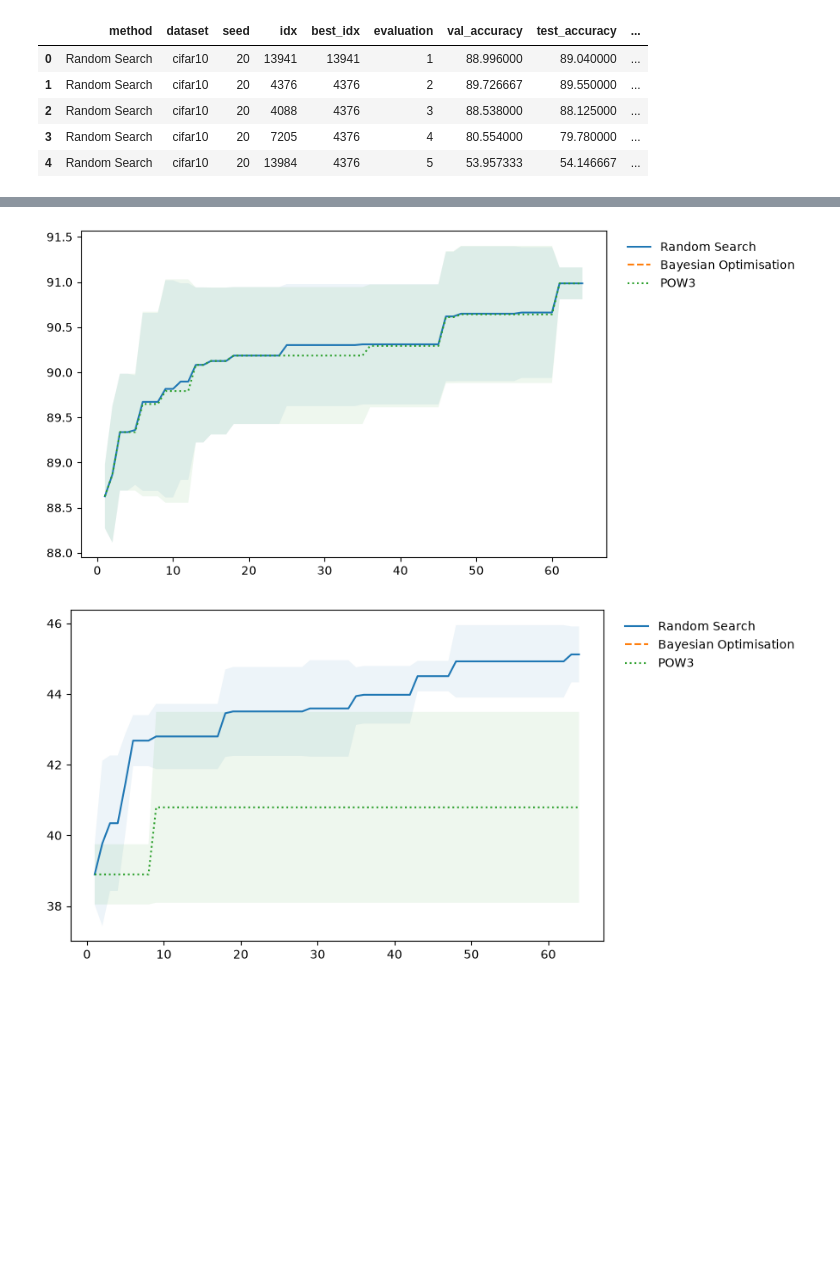
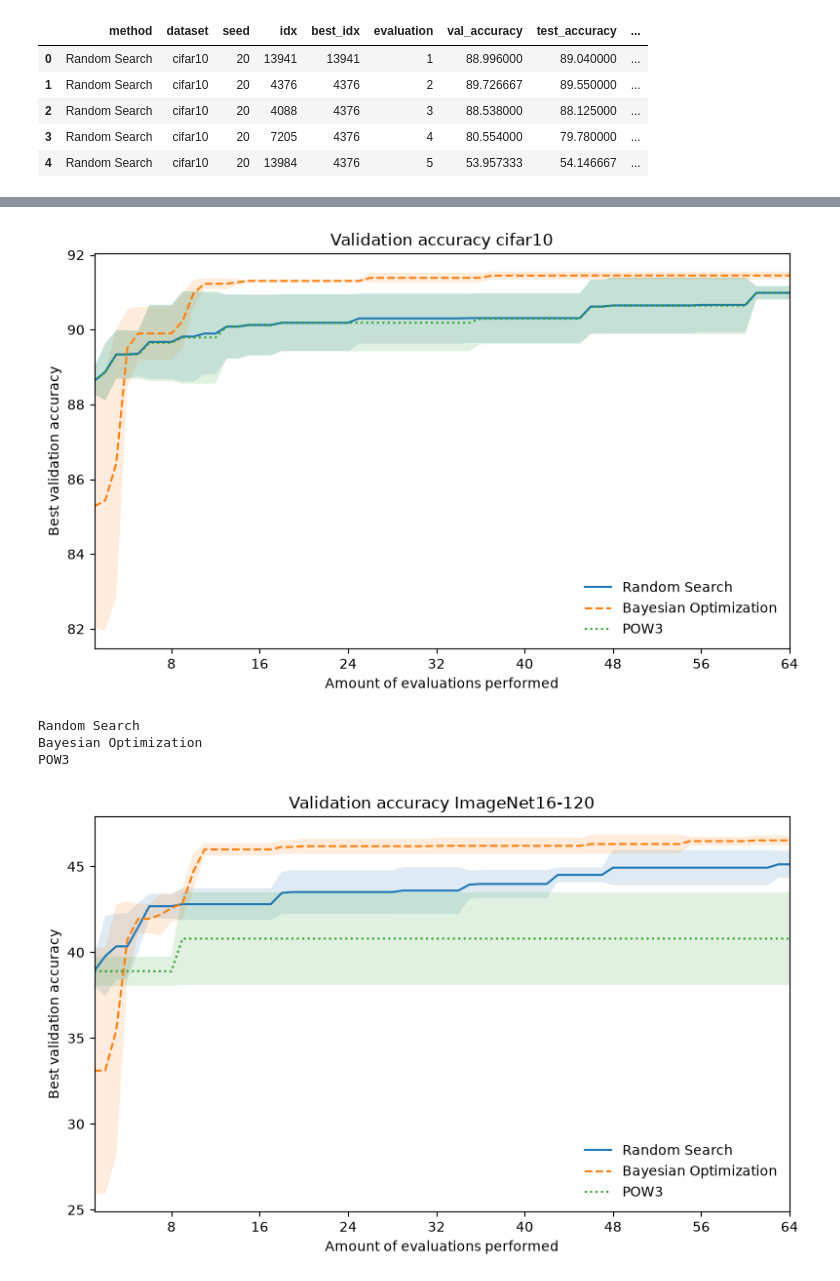
Before and after one commit to MrHydrion/AutoML-assignment2, a Jupyter notebook: A2.ipynb, the cells around one changed output, grey strips where cells are left out. Cells and saved outputs as stored; diff of their text form; code cells hidden in the pictures; blank space fills up the shorter version.

Commit message:
some more figure creation

```diff
--- a/A2.ipynb
+++ b/A2.ipynb
@@ -733,6 +733,58 @@ display(history_df.head())
 | 3 | Random Search | cifar10 | 20 | 7205 | 4376 | 4 | 80.554000 | 79.780000 | ... |
 | 4 | Random Search | cifar10 | 20 | 13984 | 4376 | 5 | 53.957333 | 54.146667 | ... |
 # %%
+# table containing average over seeds
+final_comparison = (
+    summary_df
+    .groupby(["method", "dataset"])
+    .agg(
+        mean_val=("val_accuracy", "mean"),
+        std_val=("val_accuracy", "std"),
+        mean_test=("test_accuracy", "mean"),
+        std_test=("test_accuracy", "std"),
+        mean_cost=("computation_cost", "mean"),
+        std_cost=("computation_cost", "std"),
+        mean_time=("runtime", "mean"),
+        std_time=("runtime", "std")
+    ).reset_index()
+)
+
+for col in ["mean_cost", "std_cost", "mean_time", "std_time"]: # minutes
+    final_comparison[col] = (final_comparison[col] / 60)
+
+for col in ["mean_cost", "std_cost"]: # hours
+    final_comparison[col] = (final_comparison[col] / 60)
+
+final_comparison["Validation-acc (%)"] = (
+    final_comparison["mean_val"].map("{:.2f}".format)
+ + " ± " +
+ final_comparison["std_val"].map("{:.2f}".format)
+)
+
+final_comparison["Test-acc (%)"] = (
+    final_comparison["mean_test"].map("{:.2f}".format)
+ + " ± " +
+ final_comparison["std_test"].map("{:.2f}".format)
+)
+
+final_comparison["Cost (hours)"] = (
+    final_comparison["mean_cost"].map("{:.2f}".format)
+ + " ± " +
+ final_comparison["std_cost"].map("{:.2f}".format)
+)
+
+final_comparison["Python runtime (minutes)"] = (
+    final_comparison["mean_time"].map("{:.2f}".format)
+ + " ± " +
+ final_comparison["std_time"].map("{:.2f}".format)
+)
+
+final_comparison_table = final_comparison[["method", "dataset", "Validation-acc (%)", "Test-acc (%)", "Cost (hours)", "Python runtime (minutes)" ]]
+
+print(final_comparison_table)
+
+
+
 # some of the historys have more than n_evals, that why we will take the last of each one
 history_eval = (history_df
                 .sort_values("computation_cost") # done since we want the last done to be defintly the on that was performed last
@@ -741,14 +793,15 @@ history_eval = (history_df
                     as_index=False)
                 ).last()
 
-methods = ["Random Search", "Bayesian Optimisation", "POW3"]
+methods = ["Random Search", "Bayesian Optimization", "POW3"]
 
 styles = {
     "Random Search": {"linestyle": "-", "marker": None},
-    "Bayesian Optimisation": {"linestyle": "--", "marker": None},
+    "Bayesian Optimization": {"linestyle": "--", "marker": None},
     "POW3": {"linestyle": ":", "marker": None}
-} #s
+}
 
+# creating figure for validation acc
 for dataset in DATASETS:
     plt.figure(figsize=(8, 5))
 
@@ -765,11 +818,17 @@ for dataset in DATASETS:
         )
 
         plt.plot(stats.index, stats["mean"], label=method, **styles[method])
-        plt.fill_between(stats.index, stats["mean"] - stats["std"], stats["mean"] + stats["std"], alpha=0.08)
+        plt.fill_between(stats.index, stats["mean"] - stats["std"], stats["mean"] + stats["std"], alpha=0.14)
 
+    plt.xlabel("Amount of evaluations performed")
+    plt.ylabel("Best validation accuracy")
+    plt.title(f"Validation accuracy {dataset}")
     plt.legend(
-        loc="upper left",
-        bbox_to_anchor=(1.02, 1),
+        loc="lower right",
         frameon=False
     )
+    plt.xticks(np.arange(8, 65, 8))
+    plt.xlim(1, 64)
+    plt.tight_layout()
+    plt.show()
 # %% [output]
@@ -782,2 +853,5 @@ POW3
-[figure, old version]
+[figure, new version]
+Random Search
+Bayesian Optimization
+POW3
-[figure, old version]
+[figure, new version]
```
Also changed, not shown: parts of 2 cells of this notebook.
